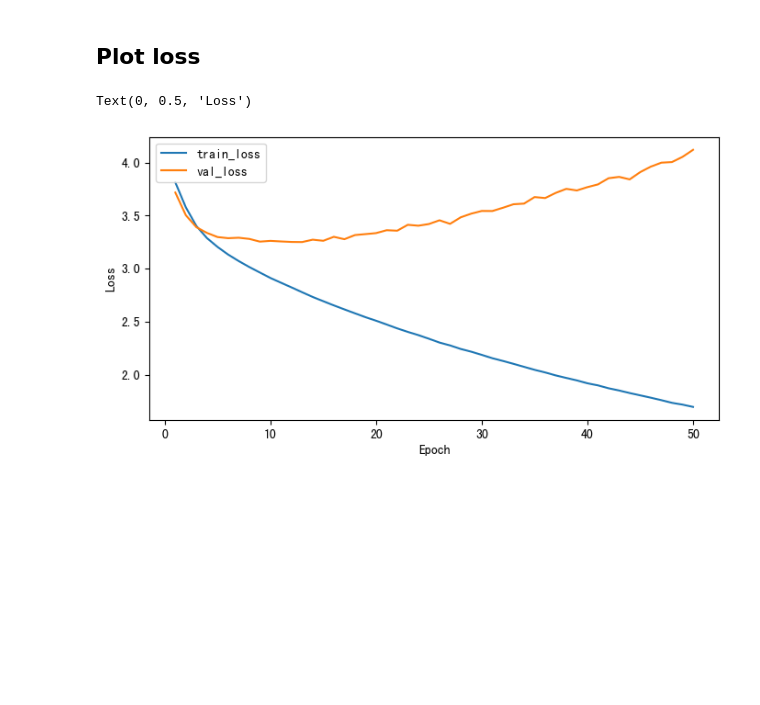
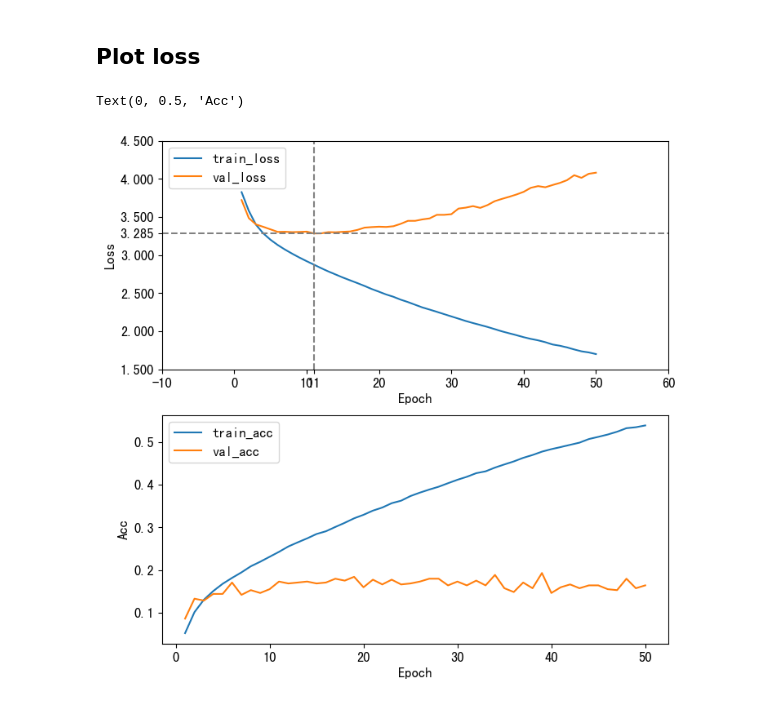
Before and after one commit to littlemilkwu/ds_ncku_deep_learning, a Jupyter notebook: HW1/code/image_classification.ipynb, the cells around one changed output. Saved outputs shown, nothing was run; the diff lists cells and outputs as text; code cells hidden in the pictures; blank space fills up the shorter version.

```diff
--- a/HW1/code/image_classification.ipynb
+++ b/HW1/code/image_classification.ipynb
@@ -228,7 +229,7 @@ def train_loop(epochs, model, loss_fn, optimizer, train_loader, val_loader=None)
                         # save best model
                         torch.save(model, 'best_model/torch_nn.pth')
 
-                    loop.set_postfix(acc=acc_training, loss=total_loss, val_loss=val_loss)
+                    loop.set_postfix(acc=acc_training, loss=total_loss, val_acc=val_acc, val_loss=val_loss)
                     ls_val_loss.append(val_loss)
                     ls_val_acc.append(val_acc)
     print(dict_best)
@@ -284,13 +285,23 @@ print(nn_test_acc)
 # %% [markdown]
 ## Plot loss
-# %%
-fig, axe = plt.subplots(figsize=(8, 4))
-axe.plot(range(1, epochs+1), ls_loss, label='train_loss')
-axe.plot(range(1, epochs+1), ls_val_loss, label='val_loss')
-axe.legend()
-
-axe.set_xlabel('Epoch')
-axe.set_ylabel('Loss')
-# %% [output]
-Text(0, 0.5, 'Loss')
-[figure, removed]
+# %%
+plt.rcParams['font.size'] = 12
+fig, axe = plt.subplots(2, 1, figsize=(8, 8))
+axe[0].plot(range(1, epochs+1), ls_loss, label='train_loss')
+axe[0].plot(range(1, epochs+1), ls_val_loss, label='val_loss')
+axe[0].legend()
+axe[0].set_xlabel('Epoch')
+axe[0].set_ylabel('Loss')
+axe[0].axvline(x=dict_best['epoch'], color='gray', linestyle='--')
+axe[0].axhline(y=dict_best['best_val_loss'], color='gray', linestyle='--')
+axe[0].set_xticks(list(axe[0].get_xticks()) + [dict_best['epoch']])
+axe[0].set_yticks(list(axe[0].get_yticks()) + [dict_best['best_val_loss']])
+
+axe[1].plot(range(1, epochs+1), ls_acc, label='train_acc')
+axe[1].plot(range(1, epochs+1), ls_val_acc, label='val_acc')
+axe[1].legend()
+axe[1].set_xlabel('Epoch')
+axe[1].set_ylabel('Acc')
+# %% [output]
+Text(0, 0.5, 'Acc')
+[figure, added]
```
Also changed, not shown: parts of 5 cells of this notebook, 6 other files.
